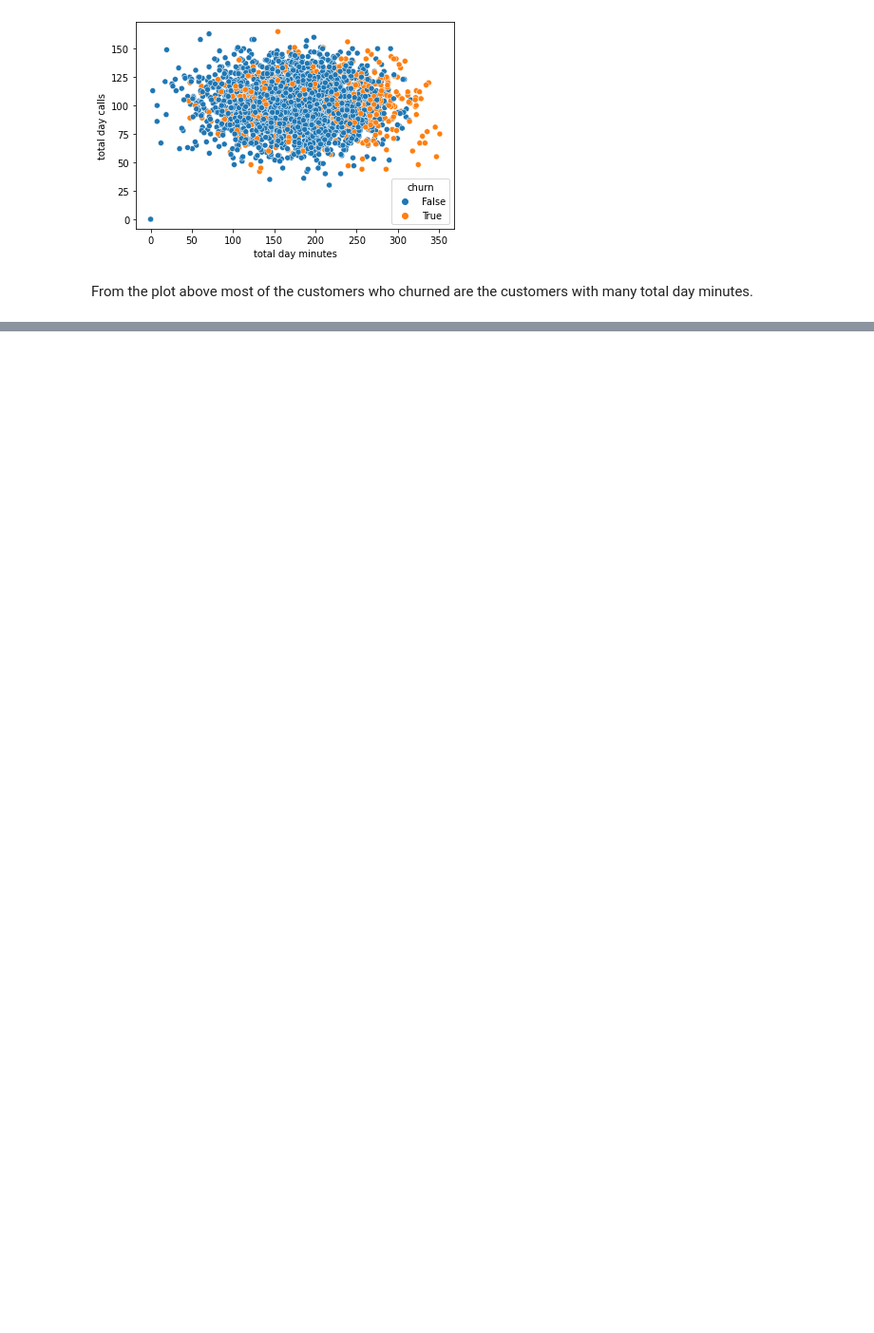
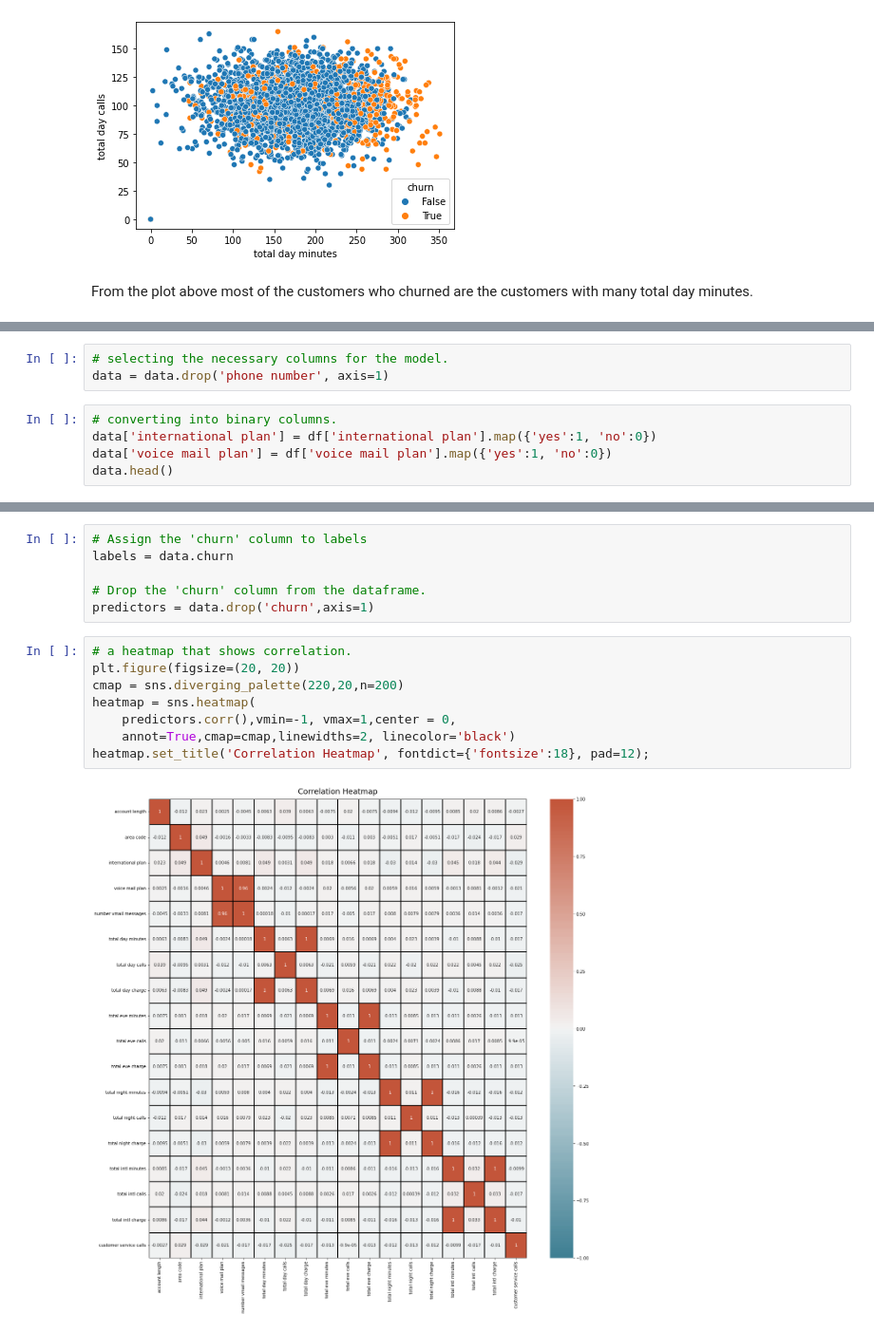
Before and after one commit to kamaupaul/Churn_in_Telecom_Project, a Jupyter notebook: Untitled-checkpoint.ipynb, the cells around one changed output, grey strips where cells are left out. Shown: that part at 95% size. Saved outputs shown, nothing was run; the diff lists cells and outputs as text; blank space fills up the shorter version.

Commit message:
Modeling

```diff
--- a/Untitled-checkpoint.ipynb
+++ b/Untitled-checkpoint.ipynb
@@ -287,0 +310,8 @@ plt.show()
+# %%
+# selecting the necessary columns for the model.
+data = data.drop('phone number', axis=1)
+# %%
+# converting into binary columns.
+data['international plan'] = df['international plan'].map({'yes':1, 'no':0})
+data['voice mail plan'] = df['voice mail plan'].map({'yes':1, 'no':0})
+data.head()
@@ -287,0 +325,16 @@ plt.show()
+# %%
+# Assign the 'churn' column to labels
+labels = data.churn
+
+# Drop the 'churn' column from the dataframe.
+predictors = data.drop('churn',axis=1)
+# %%
+# a heatmap that shows correlation.
+plt.figure(figsize=(20, 20))
+cmap = sns.diverging_palette(220,20,n=200)
+heatmap = sns.heatmap(
+    predictors.corr(),vmin=-1, vmax=1,center = 0,
+    annot=True,cmap=cmap,linewidths=2, linecolor='black')
+heatmap.set_title('Correlation Heatmap', fontdict={'fontsize':18}, pad=12);
+# %% [output]
+[figure, added]
```
Also changed, not shown: parts of 46 cells of this notebook.
